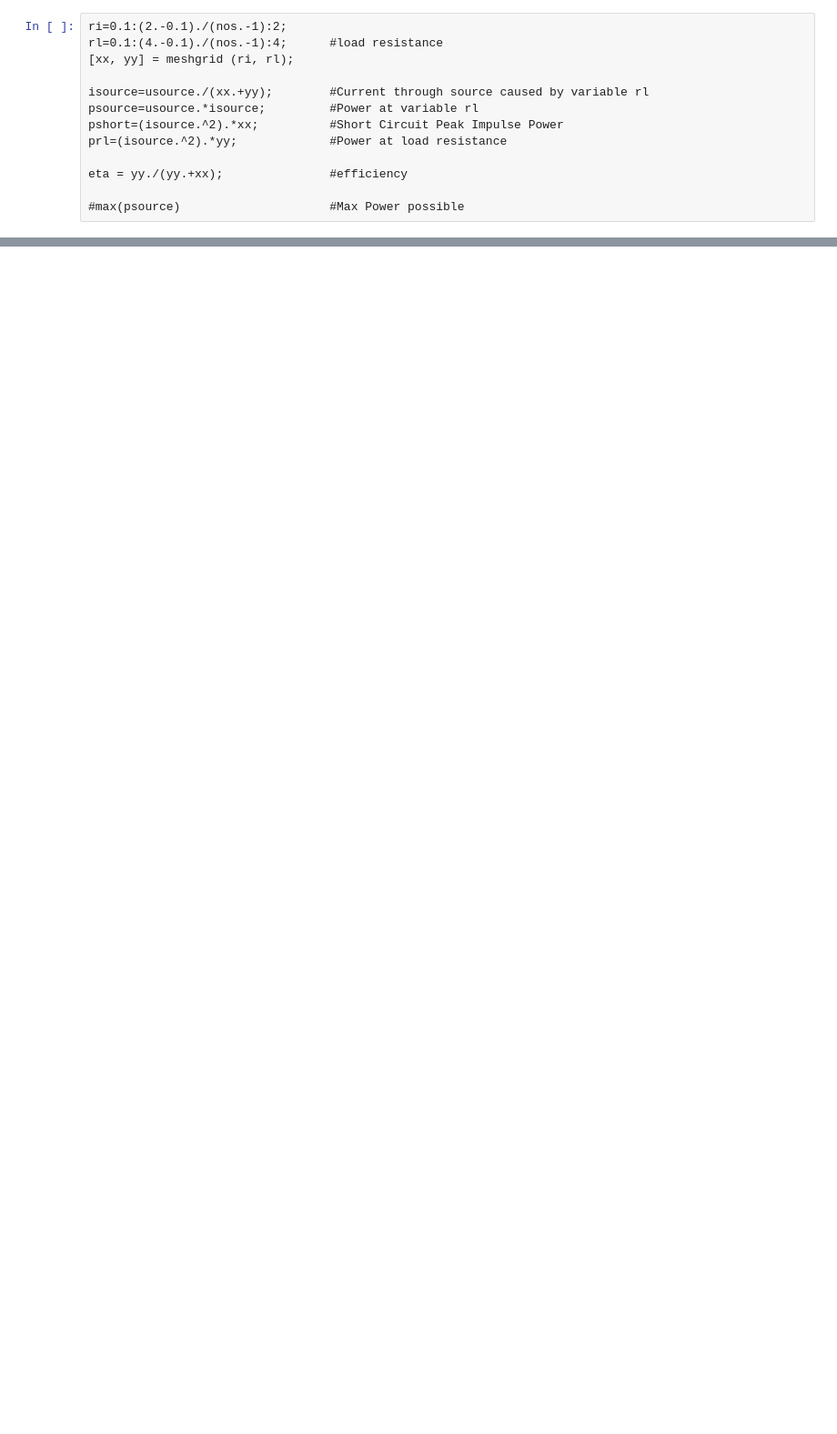
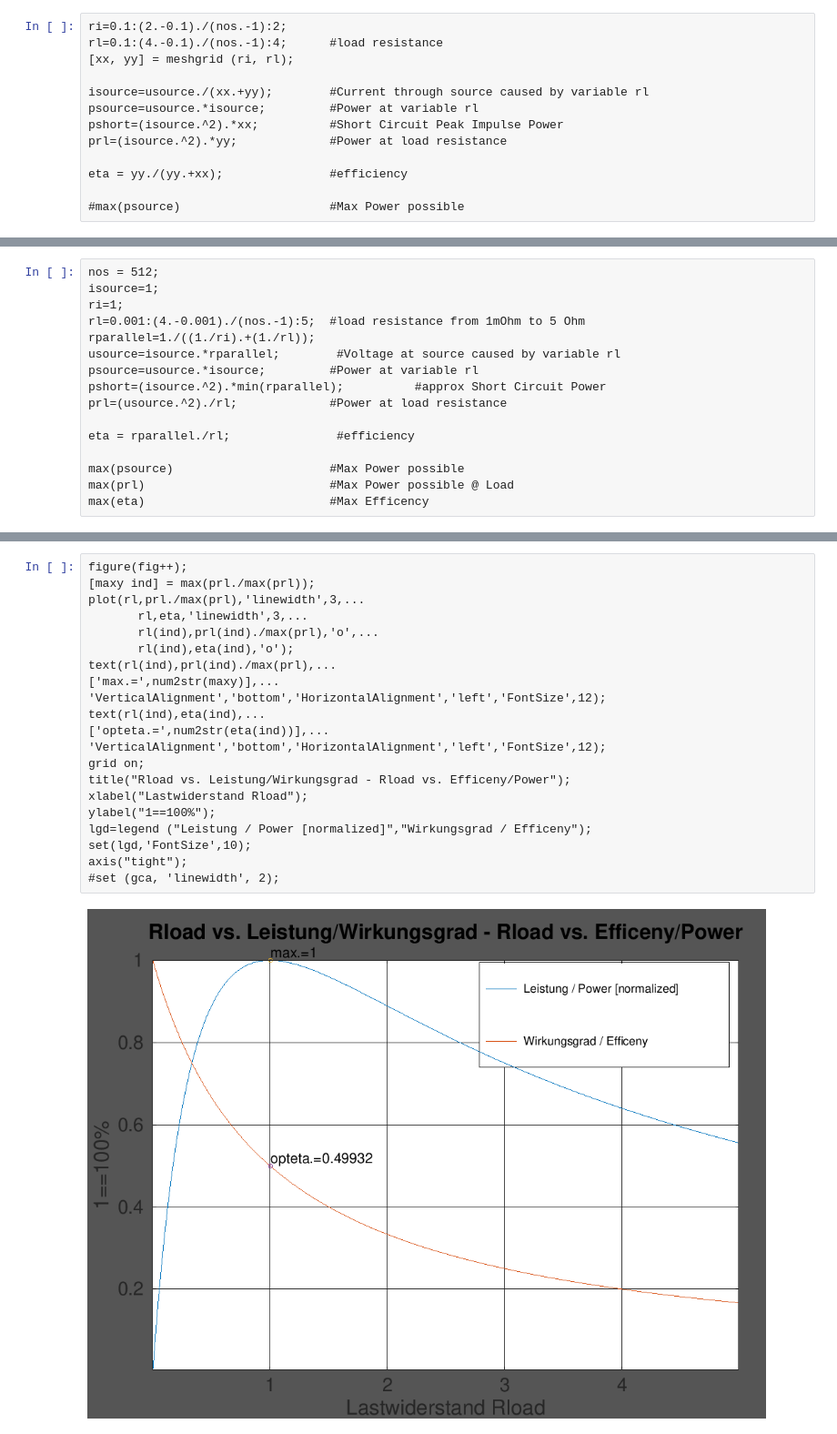
Before and after one commit to schnedann/Jupyter_Notebooks, a Jupyter notebook: octave/Electronic/Leistungsanpassung.ipynb, the cells around one changed output, grey strips where cells are left out. Shown: that part at 91% size. Cells and saved outputs as stored; diff of their text form; blank space fills up the shorter version.

```diff
--- a/octave/Electronic/Leistungsanpassung.ipynb
+++ b/octave/Electronic/Leistungsanpassung.ipynb
@@ -149,0 +165,16 @@ ylabel("Load Resistance Rload");
+# %%
+nos = 512;
+isource=1;
+ri=1;
+rl=0.001:(4.-0.001)./(nos.-1):5;  #load resistance from 1mOhm to 5 Ohm
+rparallel=1./((1./ri).+(1./rl));
+usource=isource.*rparallel;        #Voltage at source caused by variable rl
+psource=usource.*isource;         #Power at variable rl
+pshort=(isource.^2).*min(rparallel);          #approx Short Circuit Power
+prl=(usource.^2)./rl;             #Power at load resistance
+
+eta = rparallel./rl;               #efficiency
+
+max(psource)                      #Max Power possible
+max(prl)                          #Max Power possible @ Load
+max(eta)                          #Max Efficency
@@ -149,0 +185,23 @@ ylabel("Load Resistance Rload");
+# %%
+figure(fig++);
+[maxy ind] = max(prl./max(prl));
+plot(rl,prl./max(prl),'linewidth',3,...
+       rl,eta,'linewidth',3,...
+       rl(ind),prl(ind)./max(prl),'o',...
+       rl(ind),eta(ind),'o');
+text(rl(ind),prl(ind)./max(prl),...
+['max.=',num2str(maxy)],...
+'VerticalAlignment','bottom','HorizontalAlignment','left','FontSize',12);
+text(rl(ind),eta(ind),...
+['opteta.=',num2str(eta(ind))],...
+'VerticalAlignment','bottom','HorizontalAlignment','left','FontSize',12);
+grid on;
+title("Rload vs. Leistung/Wirkungsgrad - Rload vs. Efficeny/Power");
+xlabel("Lastwiderstand Rload");
+ylabel("1==100%");
+lgd=legend ("Leistung / Power [normalized]","Wirkungsgrad / Efficeny");
+set(lgd,'FontSize',10);
+axis("tight");
+#set (gca, 'linewidth', 2);
+# %% [output]
+[figure, added]
```
Also changed, not shown: parts of 16 cells of this notebook.
